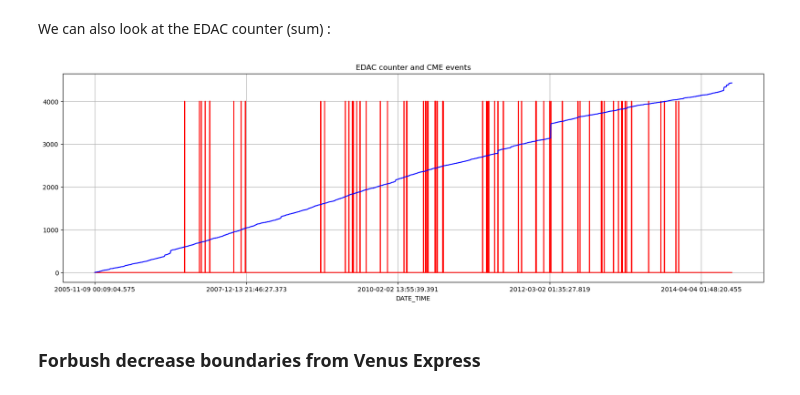
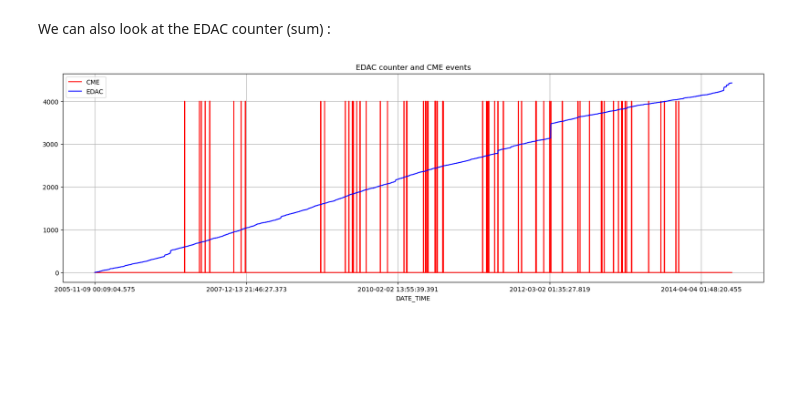
Before and after one commit to CS-433/ml-project-2-ml4esa, a Jupyter notebook: NoteBook.ipynb, the cells around one changed output. Drawn from its saved outputs; the diff is of its cells as text; code cells hidden in the pictures; blank space fills up the shorter version.

```diff
--- a/NoteBook.ipynb
+++ b/NoteBook.ipynb
@@ -107,14 +107,13 @@ We can also look at the EDAC counter (sum) :
 # %%
 vex_df['EDAC_counter'] = vex_df['EDAC'].cumsum()
 
 fig, ax = plt.subplots(figsize=(20, 6))
 (vex_df['cme']*4000).plot(kind='line', color='red', label='CME')
 vex_df['EDAC_counter'].plot(kind='line',color='blue', label='EDAC')
 
 plt.title('EDAC counter and CME events')
 plt.grid()
+plt.legend()
 plt.show()
 # %% [output]
-[figure, old version]
+[figure, new version]
-# %% [markdown]
-### Forbush decrease boundaries from Venus Express
```
Also changed, not shown: parts of 1 cell of this notebook.
